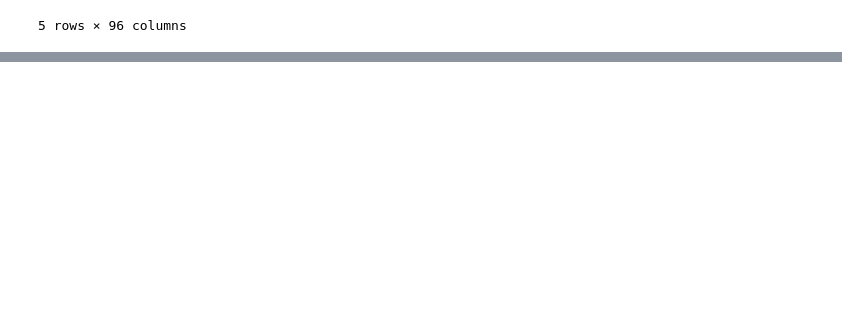
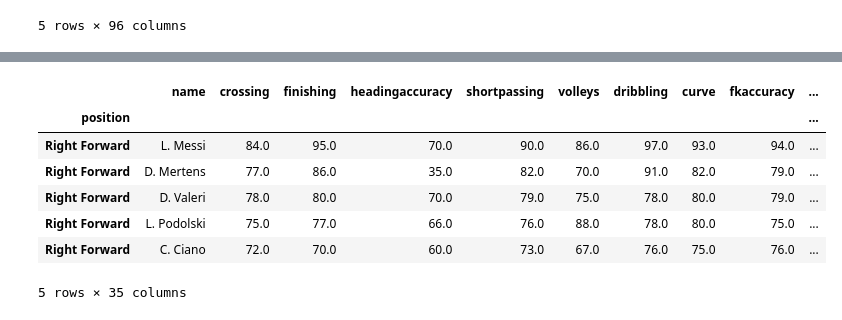
Before and after one commit to fifa-19-player-stats/data, a Jupyter notebook: code/PositionStats.ipynb, the cells around one changed output, grey strips where cells are left out. Saved outputs shown, nothing was run; the diff lists cells and outputs as text; code cells hidden in the pictures; blank space fills up the shorter version.

```diff
--- a/code/PositionStats.ipynb
+++ b/code/PositionStats.ipynb
@@ -97,0 +116,12 @@ position_stats.head()
+# %%
+right_forward = skills_stats.loc['Right Forward']
+right_forward.head()
+# %% [output]
+|  | name | crossing | finishing | headingaccuracy | shortpassing | volleys | dribbling | curve | fkaccuracy | ... |
+| position |  |  |  |  |  |  |  |  |  | ... |
+| Right Forward | L. Messi | 84.0 | 95.0 | 70.0 | 90.0 | 86.0 | 97.0 | 93.0 | 94.0 | ... |
+| Right Forward | D. Mertens | 77.0 | 86.0 | 35.0 | 82.0 | 70.0 | 91.0 | 82.0 | 79.0 | ... |
+| Right Forward | D. Valeri | 78.0 | 80.0 | 70.0 | 79.0 | 75.0 | 78.0 | 80.0 | 79.0 | ... |
+| Right Forward | L. Podolski | 75.0 | 77.0 | 66.0 | 76.0 | 88.0 | 78.0 | 80.0 | 75.0 | ... |
+| Right Forward | C. Ciano | 72.0 | 70.0 | 60.0 | 73.0 | 67.0 | 76.0 | 75.0 | 76.0 | ... |
+5 rows × 35 columns
```
Also changed, not shown: parts of 28 cells of this notebook.
